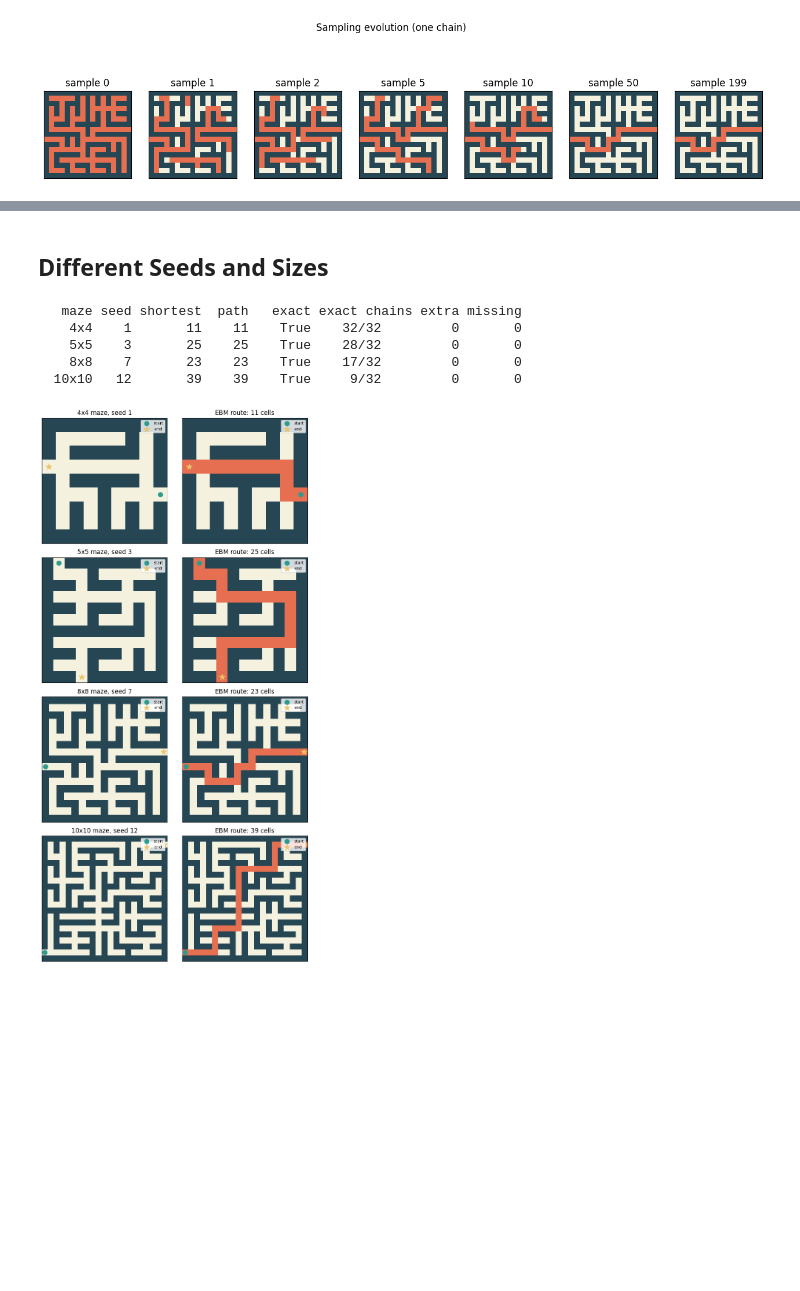
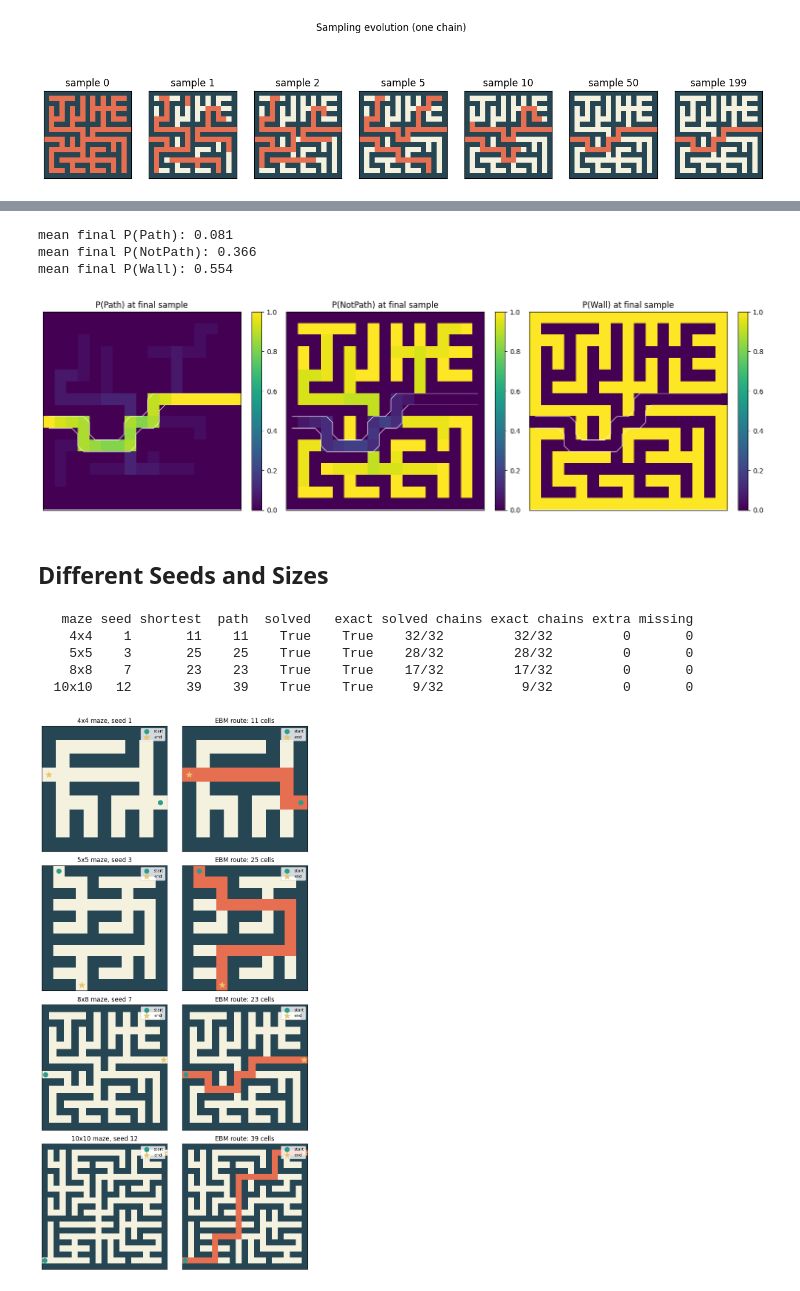
Before and after one commit to vstrozzi/prob-computing, a Jupyter notebook: maze_solution_comparison.ipynb, the cells around one changed output, grey strips where cells are left out. Drawn from its saved outputs; the diff is of its cells as text; code cells hidden in the pictures; blank space fills up the shorter version.

```diff
--- a/maze_solution_comparison.ipynb
+++ b/maze_solution_comparison.ipynb
@@ -172,3 +440,29 @@ lowest-energy state equals shortest route: True
+# %%
+def plot_final_state_probabilities(result):
+    final_states = result['states'][:, -1]
+    fig, axes = plt.subplots(1, config.N_STATES, figsize=(15, 4.4))
+    for state, ax in enumerate(axes):
+        prob = (final_states == state).mean(axis=0).reshape(result['grid'].shape)
+        im = ax.imshow(prob, cmap='viridis', vmin=0, vmax=1)
+        ax.contour(result['target_path'], levels=[0.5], colors='white', linewidths=0.8)
+        ax.set_title(f'P({config.STATE_NAMES[state]}) at final sample')
+        ax.set_xticks([])
+        ax.set_yticks([])
+        plt.colorbar(im, ax=ax, fraction=0.046)
+    fig.tight_layout()
+    return fig
+
+plot_final_state_probabilities(evolution);
+
+final_states = evolution['states'][:, -1]
+print('mean final P(Path):', f'{(final_states == config.PATH).mean():.3f}')
+print('mean final P(NotPath):', f'{(final_states == config.NOT_PATH).mean():.3f}')
+print('mean final P(Wall):', f'{(final_states == config.WALL).mean():.3f}')
+# %% [output]
+mean final P(Path): 0.081
+mean final P(NotPath): 0.366
+mean final P(Wall): 0.554
+[figure, added]
 # %% [markdown]
 ## Different Seeds and Sizes
 # %%
@@ -180,19 +474,20 @@ cases = [
 ]
 examples = [solve_with_ebm(**case) for case in cases]
 
-print(f"{'maze':>7} {'seed':>4} {'shortest':>8} {'path':>5} {'exact':>7} {'exact chains':>12} {'extra':>5} {'missing':>7}")
+print(f"{'maze':>7} {'seed':>4} {'shortest':>8} {'path':>5} {'solved':>7} {'exact':>7} {'solved chains':>13} {'exact chains':>12} {'extra':>5} {'missing':>7}")
 for case, result in zip(cases, examples):
     maze_name = f"{case['width']}x{case['height']}"
     print(f"{maze_name:>7} {case['seed']:>4} {result['shortest_cells']:>8} "
-          f"{result['path_cells']:>5} {str(result['exact_best']):>7} "
+          f"{result['path_cells']:>5} {str(result['solved_best']):>7} {str(result['exact_best']):>7} "
+          f"{result['solved_chains']:>5}/{config.N_CHAINS:<7} "
           f"{result['exact_chains']:>5}/{config.N_CHAINS:<6} "
           f"{result['extra_path']:>5} {result['missing_path']:>7}")
 # %% [output]
-   maze seed shortest  path   exact exact chains extra missing
-    4x4    1       11    11    True    32/32         0       0
-    5x5    3       25    25    True    28/32         0       0
-    8x8    7       23    23    True    17/32         0       0
-  10x10   12       39    39    True     9/32         0       0
+   maze seed shortest  path  solved   exact solved chains exact chains extra missing
+    4x4    1       11    11    True    True    32/32         32/32         0       0
+    5x5    3       25    25    True    True    28/32         28/32         0       0
+    8x8    7       23    23    True    True    17/32         17/32         0       0
+  10x10   12       39    39    True    True     9/32          9/32         0       0
 # %%
 fig, axes = plt.subplots(len(examples), 2, figsize=(8, 3.8 * len(examples)))
 for row, (case, result) in enumerate(zip(cases, examples)):
```
Also changed, not shown: parts of 13 cells of this notebook, 3 other files.
